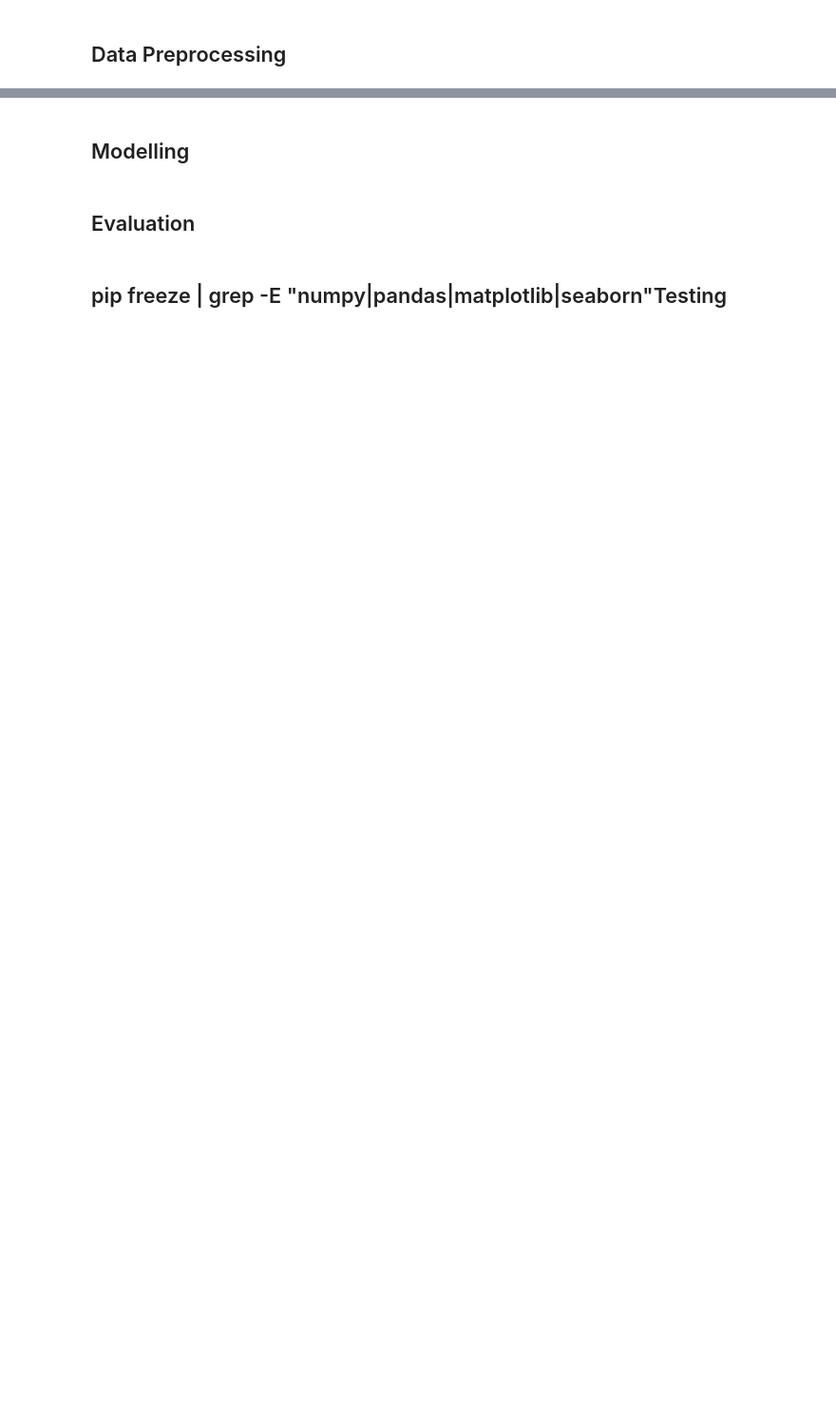
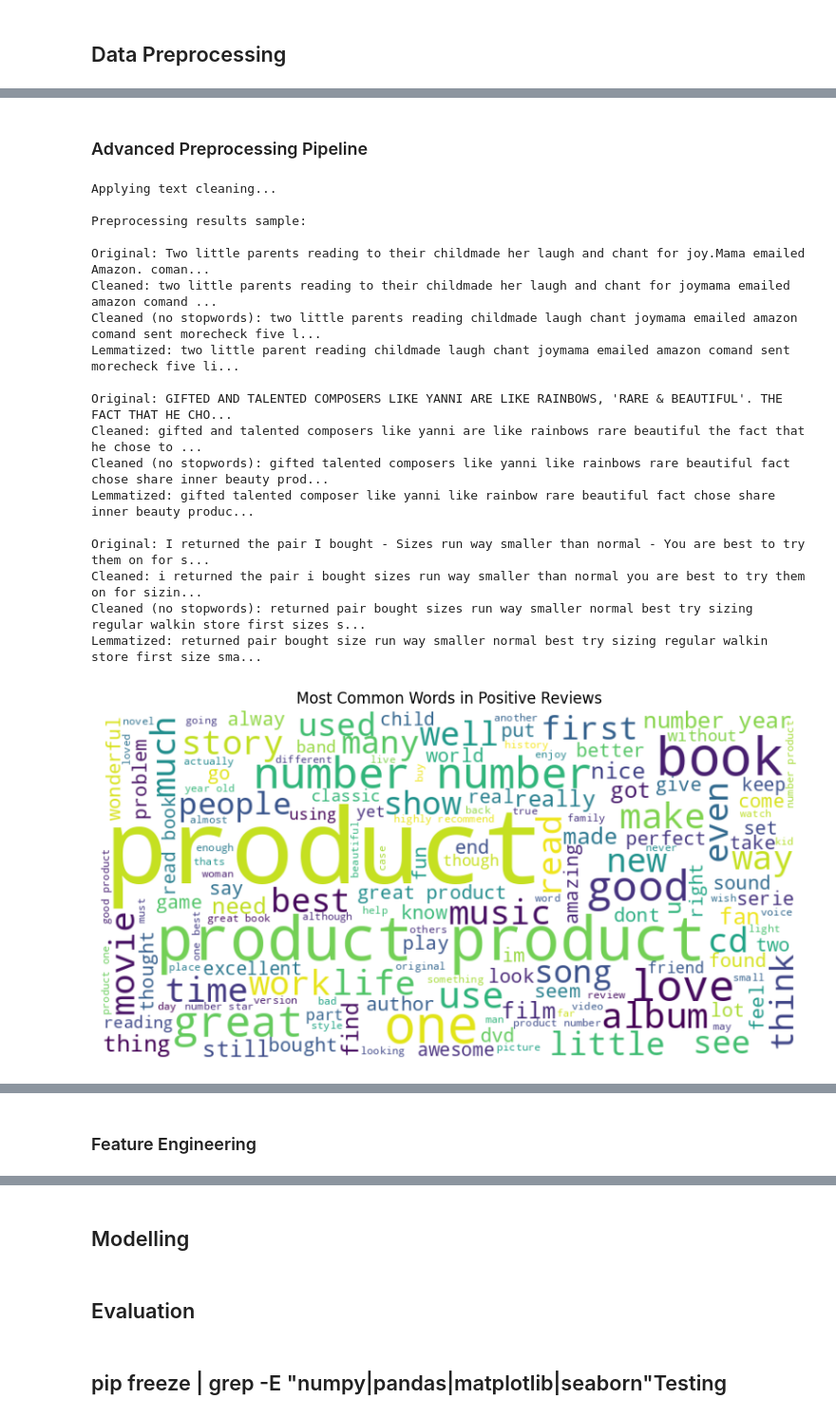
Before and after one commit to research-bocah-gundar/fesmaro-2025, a Jupyter notebook: fesmaro-2025-analisis-big-data.ipynb, the cells around one changed output, grey strips where cells are left out. Shown at 95% size. Drawn from its saved outputs; the diff is of its cells as text; code cells hidden in the pictures; blank space fills up the shorter version.

```diff
--- a/fesmaro-2025-analisis-big-data.ipynb
+++ b/fesmaro-2025-analisis-big-data.ipynb
@@ -120,0 +297,58 @@ df_train.head()
+# %% [markdown]
+### Advanced Preprocessing Pipeline
+# %%
+# Create a copy of the original dataframe to preserve original data
+df_processed = df_train.copy()
+
+# Apply cleaning functions
+print("Applying text cleaning...")
+df_processed['cleaned_text'] = df_processed['text'].apply(clean_text)
+df_processed['cleaned_no_stop'] = df_processed['cleaned_text'].apply(remove_stopwords)
+df_processed['lemmatized_text'] = df_processed['cleaned_no_stop'].apply(lemmatize_text)
+
+# Check the results
+print("\nPreprocessing results sample:")
+for i in range(3):  # Show first 3 examples
+    print(f"\nOriginal: {df_processed['text'].iloc[i][:100]}...")
+    print(f"Cleaned: {df_processed['cleaned_text'].iloc[i][:100]}...")
+    print(f"Cleaned (no stopwords): {df_processed['cleaned_no_stop'].iloc[i][:100]}...")
+    print(f"Lemmatized: {df_processed['lemmatized_text'].iloc[i][:100]}...")
+
+# Generate word clouds for each sentiment class
+def generate_wordcloud(text_series, title):
+    """Generate and display wordcloud"""
+    all_text = ' '.join(text_series)
+    wordcloud = WordCloud(width=800, height=400, background_color='white', max_words=150).generate(all_text)
+
+    plt.figure(figsize=(10, 6))
+    plt.imshow(wordcloud, interpolation='bilinear')
+    plt.axis('off')
+    plt.title(title)
+    plt.show()
+
+# Assuming binary sentiment (e.g., positive=1, negative=0)
+positive_reviews = df_processed[df_processed['label'] == 1]['lemmatized_text']
+negative_reviews = df_processed[df_processed['label'] == 0]['lemmatized_text']
+
+generate_wordcloud(positive_reviews, 'Most Common Words in Positive Reviews')
+generate_wordcloud(negative_reviews, 'Most Common Words in Negative Reviews')
+# %% [output]
+Applying text cleaning...
+
+Preprocessing results sample:
+
+Original: Two little parents reading to their childmade her laugh and chant for joy.Mama emailed Amazon. coman...
+Cleaned: two little parents reading to their childmade her laugh and chant for joymama emailed amazon comand ...
+Cleaned (no stopwords): two little parents reading childmade laugh chant joymama emailed amazon comand sent morecheck five l...
+Lemmatized: two little parent reading childmade laugh chant joymama emailed amazon comand sent morecheck five li...
+
+Original: GIFTED AND TALENTED COMPOSERS LIKE YANNI ARE LIKE RAINBOWS, 'RARE & BEAUTIFUL'. THE FACT THAT HE CHO...
+Cleaned: gifted and talented composers like yanni are like rainbows rare beautiful the fact that he chose to ...
+Cleaned (no stopwords): gifted talented composers like yanni like rainbows rare beautiful fact chose share inner beauty prod...
+Lemmatized: gifted talented composer like yanni like rainbow rare beautiful fact chose share inner beauty produc...
+
+Original: I returned the pair I bought - Sizes run way smaller than normal - You are best to try them on for s...
+Cleaned: i returned the pair i bought sizes run way smaller than normal you are best to try them on for sizin...
+Cleaned (no stopwords): returned pair bought sizes run way smaller normal best try sizing regular walkin store first sizes s...
+Lemmatized: returned pair bought size run way smaller normal best try sizing regular walkin store first size sma...
+[figure, added]
@@ -120,0 +356,2 @@ df_train.head()
+# %% [markdown]
+### Feature Engineering
```
Also changed, not shown: parts of 41 cells of this notebook, 5 other files.
